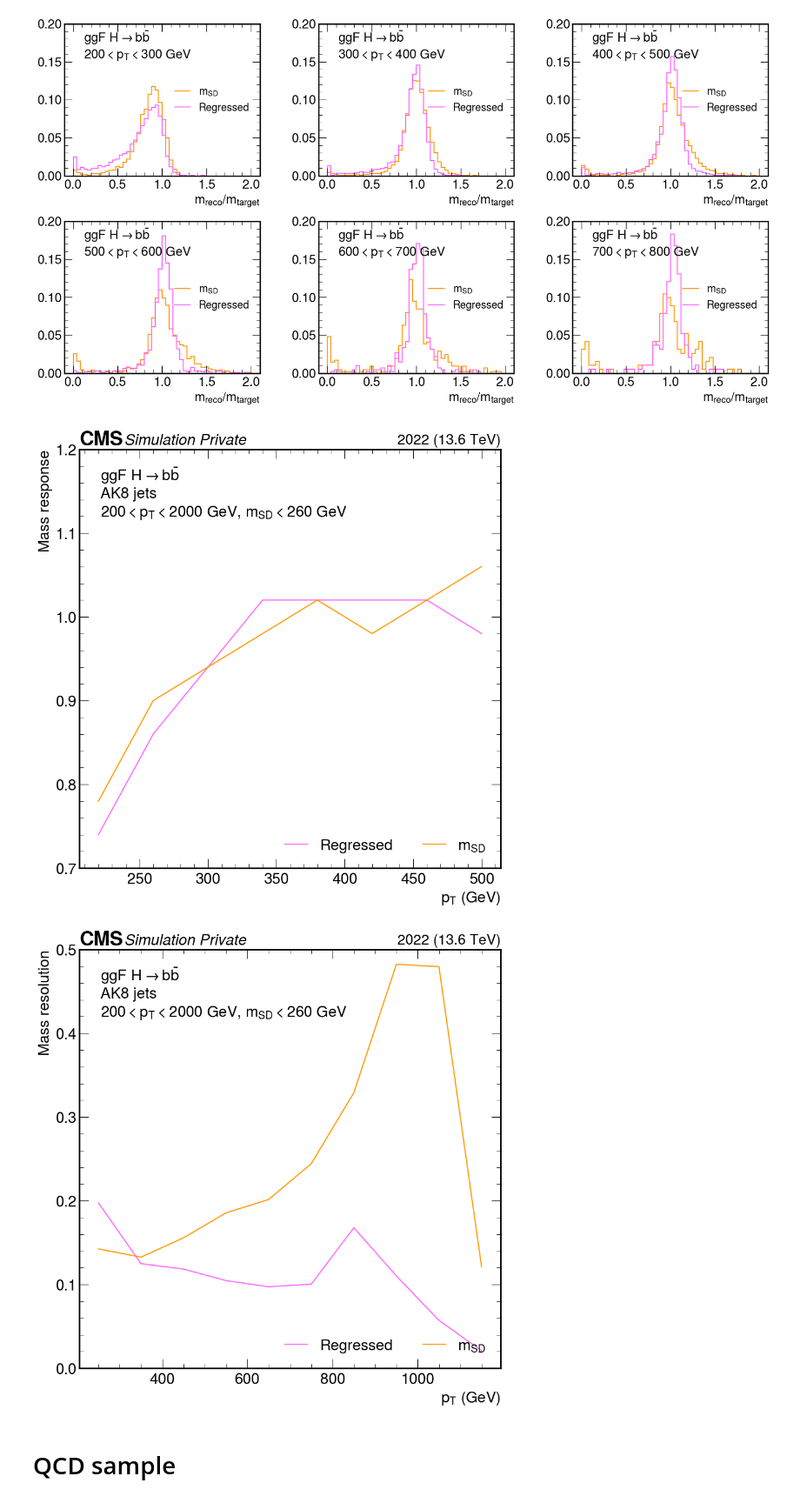
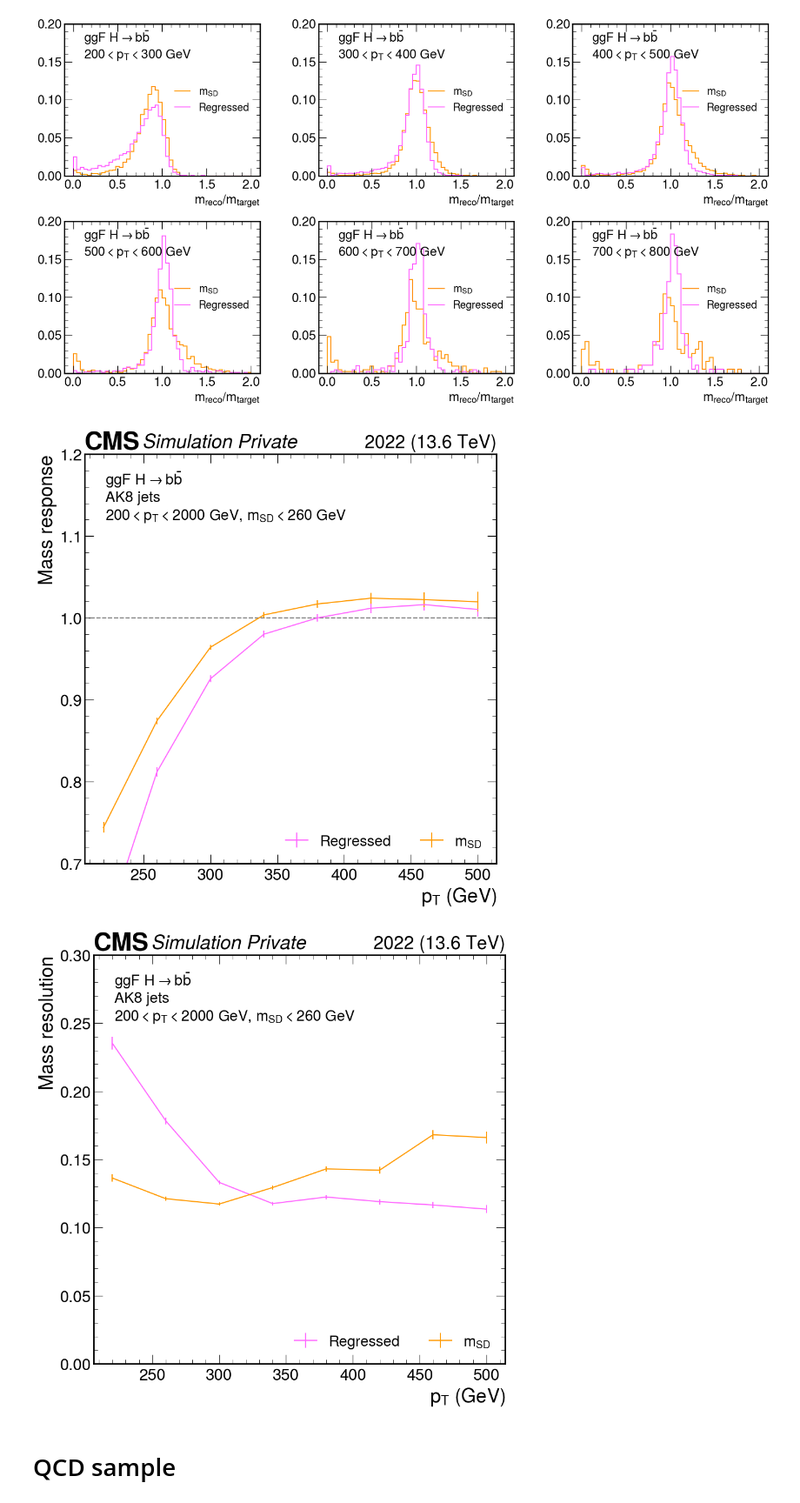
Before and after one commit to alintulu/Run3ScoutingJetTagging, a Jupyter notebook: Evaluation/AK8/massreg/massreg.ipynb, the cells around one changed output. Shown at 87% size. Cells and saved outputs as stored; diff of their text form; code cells hidden in the pictures.

```diff
--- a/Evaluation/AK8/massreg/massreg.ipynb
+++ b/Evaluation/AK8/massreg/massreg.ipynb
@@ -594,5 +603,7 @@ util.save(output, "outfiles/2022/tagger/massreg_GluGluHto2B.coffea")
 [interactive output not drawn]
 [interactive output not drawn]
 [interactive output not drawn]
+# %%
+output = util.load("outfiles/2022/tagger/massreg_GluGluHto2B_wmass.coffea")
 # %%
 plt.style.use(mplhep.style.CMS)
@@ -730,34 +831,41 @@ for i, _ in enumerate(edges):
 # %%
 fig, ax = plt.subplots(figsize=(10,10))
 
-def most_prob(h):
-    i = np.argmax(h.values())
-    return h.axes[0].centers[i]
+from test.jer import (
+    get_median,
+)
 
 colours = {
     "hbb" : "#FF66FF",
     "qcd" : "#FF9900",
 }
 
+rebin = 2
+
 h = output["h"]
-centers = h.project("pt")[hist.rebin(2)].axes[0].centers
+centers = h.project("pt")[hist.rebin(rebin)].axes[0].centers
 
 for mass in ["rat_reg", "rat_msd"]:
 
         centers2 = []
         response = []
+        response_unc = []
         for i, center in enumerate(centers):
 
             if center > 500:
                 break
 
-            h1 = h.project(mass, "pt", "match")[:, hist.rebin(2), :][:, i, hist.loc(1)]
+            h1 = h.project(mass, "pt", "match")[:, hist.rebin(rebin), :][:, i, hist.loc(1)]
             if h1.sum() < 2:
                 continue
-            response.append(most_prob(h1))
+            median = get_median(h1.axes[0].centers, h1.values(), h1.axes[0].edges, h1.sum())
+            response.append(median[0])
+            response_unc.append(median[1])
             centers2.append(center)
 
-        ax.errorbar(centers2, response,
+        ax.axhline(1, color="gray", linestyle="--")
+
+        ax.errorbar(centers2, response, yerr=response_unc,
                     label=r"$m_{SD}$" if "msd" in mass else "Regressed",
                     color=colours["qcd"] if "msd" in mass else colours["hbb"])
 
@@ -775,56 +883,61 @@ coffee = plt.text(0.05, 0.83, r"ggF $H\rightarrow b\bar{b}$" + "\nAK8 jets\n" +
                   transform=ax.transAxes,
                  )
 # %% [output]
-[figure, old version]
+[figure, new version]
 # %%
 fig, ax = plt.subplots(figsize=(10,10))
 
 from test.jer import (
     confidence,
+    confidence_unc,
 )
-
 colours = {
     "hbb" : "#FF66FF",
     "qcd" : "#FF9900",
 }
 
+rebin = 2
+
 h = output["h"]
-centers = h.project("pt")[hist.rebin(5)].axes[0].centers
+centers = h.project("pt")[hist.rebin(rebin)].axes[0].centers
 
 for mass in ["rat_reg", "rat_msd"]:
 
         centers2 = []
         resolution = []
+        resolution_unc = []
         for i, center in enumerate(centers):
 
-#             if center > 500:
-#                 break
+            if center > 500:
+                break
 
-            h1 = h.project(mass, "pt", "match")[:, hist.rebin(5), :][:, i, hist.loc(1)]
+            h1 = h.project(mass, "pt", "match")[:, hist.rebin(rebin), :][:, i, hist.loc(1)]
             if h1.sum() < 2:
                 continue
-            resolution.append(confidence(h1))
+            conf = confidence(h1)
+            resolution.append(conf)
+            resolution_unc.append(confidence_unc(conf, h1.sum()))
             centers2.append(center)
 
-        ax.errorbar(centers2, resolution,
+        ax.errorbar(centers2, resolution, yerr=resolution_unc,
                     label=r"$m_{SD}$" if "msd" in mass else "Regressed",
                     color=colours["qcd"] if "msd" in mass else colours["hbb"])
 
 ax.legend(loc="lower right", fontsize=20, ncol=2) #bbox_to_anchor=(1, 0.8),
 ax.set_xlabel(r"$p_T$ (GeV)")
 ax.set_ylabel("Mass resolution")
-ax.set_ylim(0, 0.5)
+ax.set_ylim(0, 0.3)
 
 label = mplhep.cms.label(ax=ax, data=False, year="2022", com=13.6, label="Private")
 
 coffee = plt.text(0.05, 0.83, r"ggF $H\rightarrow b\bar{b}$" + "\nAK8 jets\n" + r"$200 < p_T < 2000$ GeV, $m_{SD} < 260$ GeV",
                   fontsize=20,
                   horizontalalignment='left',
                   verticalalignment='bottom',
                   transform=ax.transAxes,
                  )
 # %% [output]
-[figure, old version]
+[figure, new version]
 # %% [markdown]
 # QCD sample <a class="anchor" id="qcd"></a>
 # %%
```
Also changed, not shown: parts of 15 cells of this notebook, 1 other file.
